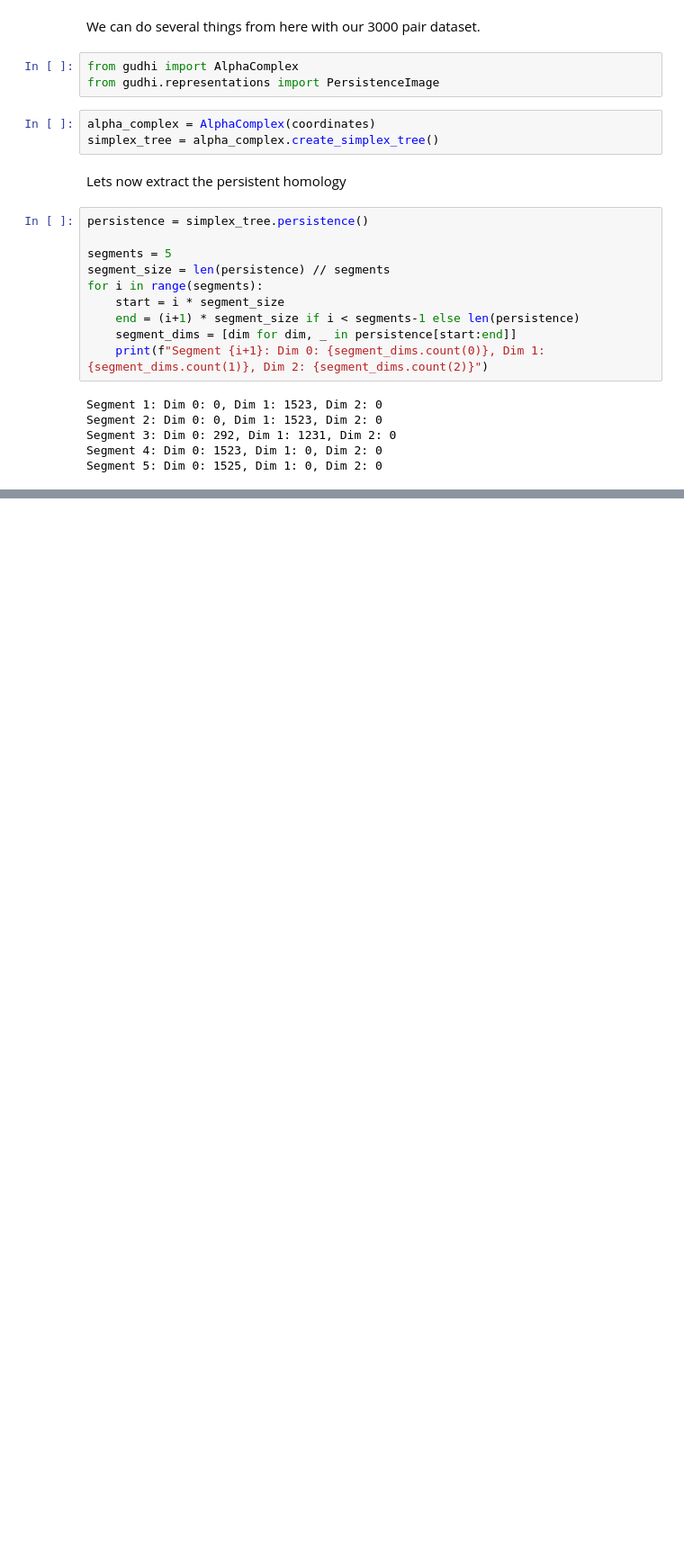
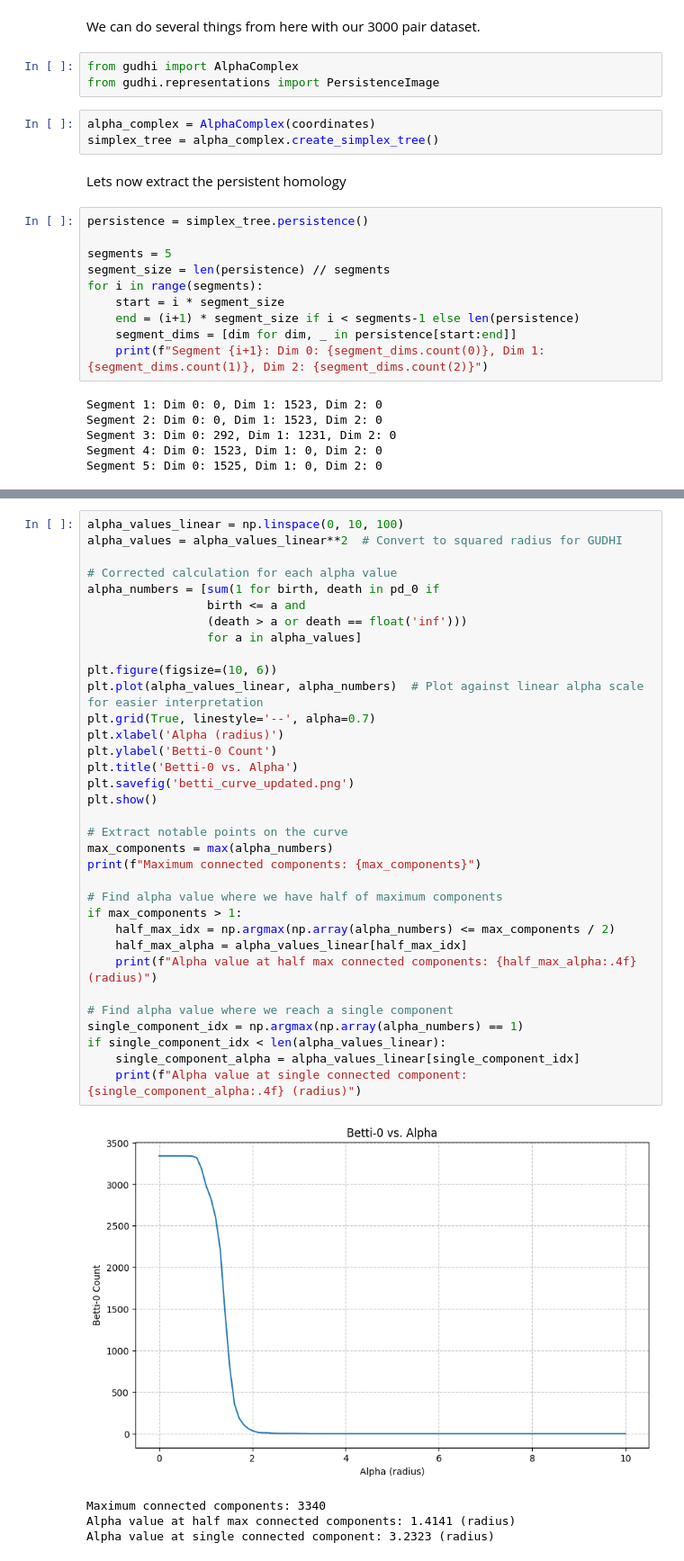
Before and after one commit to devtcu/Topological-Data-Analysis, a Jupyter notebook: syncitia/persistence.ipynb, the cells around one changed output, grey strips where cells are left out. Shown at 90% size. Cells and saved outputs as stored; diff of their text form; blank space fills up the shorter version.

```diff
--- a/syncitia/persistence.ipynb
+++ b/syncitia/persistence.ipynb
@@ -58,0 +195,39 @@ print(pd_0)
+# %%
+alpha_values_linear = np.linspace(0, 10, 100)
+alpha_values = alpha_values_linear**2  # Convert to squared radius for GUDHI
+
+# Corrected calculation for each alpha value
+alpha_numbers = [sum(1 for birth, death in pd_0 if
+                 birth <= a and
+                 (death > a or death == float('inf')))
+                 for a in alpha_values]
+
+plt.figure(figsize=(10, 6))
+plt.plot(alpha_values_linear, alpha_numbers)  # Plot against linear alpha scale for easier interpretation
+plt.grid(True, linestyle='--', alpha=0.7)
+plt.xlabel('Alpha (radius)')
+plt.ylabel('Betti-0 Count')
+plt.title('Betti-0 vs. Alpha')
+plt.savefig('betti_curve_updated.png')
+plt.show()
+
+# Extract notable points on the curve
+max_components = max(alpha_numbers)
+print(f"Maximum connected components: {max_components}")
+
+# Find alpha value where we have half of maximum components
+if max_components > 1:
+    half_max_idx = np.argmax(np.array(alpha_numbers) <= max_components / 2)
+    half_max_alpha = alpha_values_linear[half_max_idx]
+    print(f"Alpha value at half max connected components: {half_max_alpha:.4f} (radius)")
+
+# Find alpha value where we reach a single component
+single_component_idx = np.argmax(np.array(alpha_numbers) == 1)
+if single_component_idx < len(alpha_values_linear):
+    single_component_alpha = alpha_values_linear[single_component_idx]
+    print(f"Alpha value at single connected component: {single_component_alpha:.4f} (radius)")
+# %% [output]
+[figure, added]
+Maximum connected components: 3340
+Alpha value at half max connected components: 1.4141 (radius)
+Alpha value at single connected component: 3.2323 (radius)
```
Also changed, not shown: parts of 23 cells of this notebook, 11 other files.
